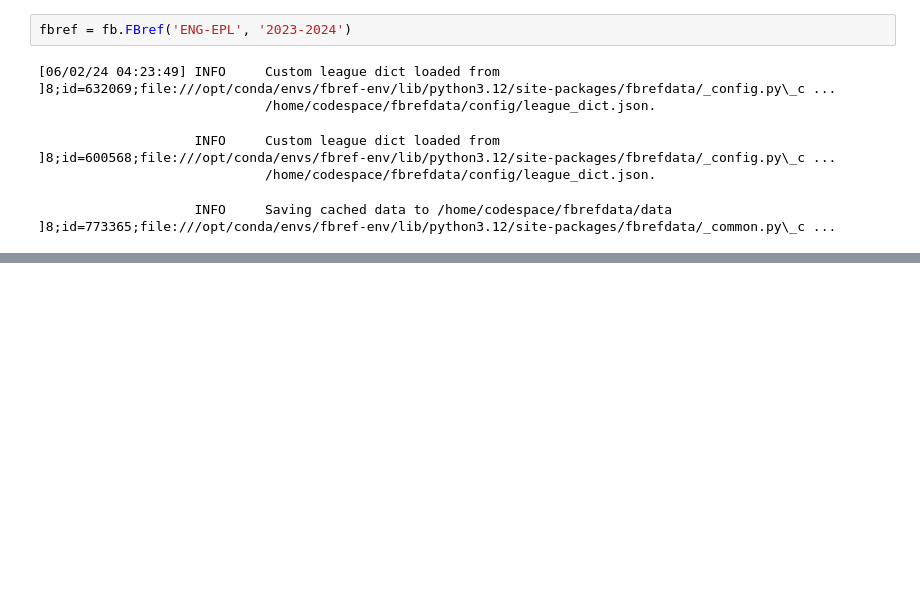
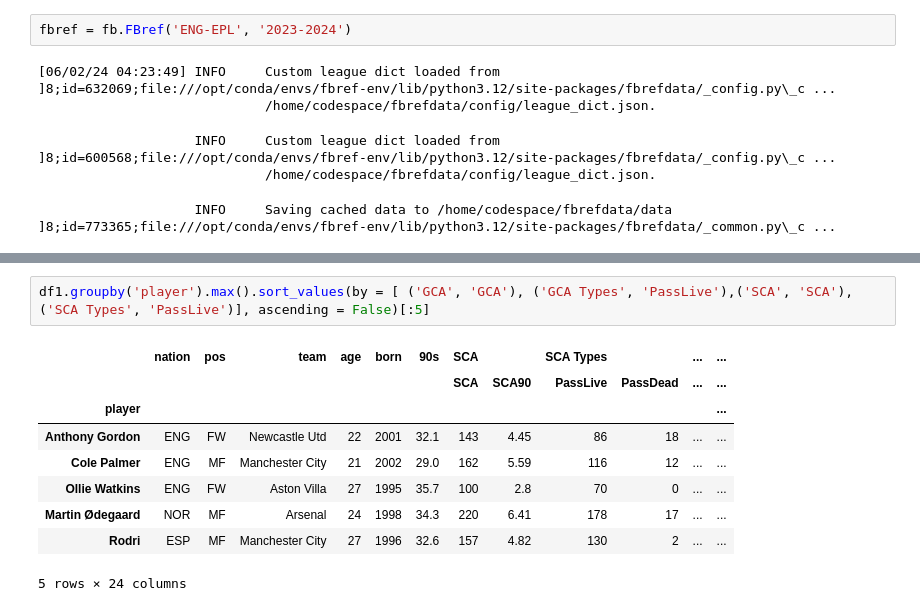
Before and after one commit to PTIT-D22KH/fbref-experimenting, a Jupyter notebook: fbref-players/epl/epl.ipynb, the cells around one changed output, grey strips where cells are left out. Drawn from its saved outputs; the diff is of its cells as text; blank space fills up the shorter version.

```diff
--- a/fbref-players/epl/epl.ipynb
+++ b/fbref-players/epl/epl.ipynb
@@ -21,0 +73,12 @@ fbref = fb.FBref('ENG-EPL', '2023-2024')
+# %%
+df1.groupby('player').max().sort_values(by = [ ('GCA', 'GCA'), ('GCA Types', 'PassLive'),('SCA', 'SCA'),  ('SCA Types', 'PassLive')], ascending = False)[:5]
+# %% [output]
+|  | nation | pos | team | age | born | 90s | SCA |  | SCA Types |  | ... | ... |
+|  |  |  |  |  |  |  | SCA | SCA90 | PassLive | PassDead | ... | ... |
+| player |  |  |  |  |  |  |  |  |  |  |  | ... |
+| Anthony Gordon | ENG | FW | Newcastle Utd | 22 | 2001 | 32.1 | 143 | 4.45 | 86 | 18 | ... | ... |
+| Cole Palmer | ENG | MF | Manchester City | 21 | 2002 | 29.0 | 162 | 5.59 | 116 | 12 | ... | ... |
+| Ollie Watkins | ENG | FW | Aston Villa | 27 | 1995 | 35.7 | 100 | 2.8 | 70 | 0 | ... | ... |
+| Martin Ødegaard | NOR | MF | Arsenal | 24 | 1998 | 34.3 | 220 | 6.41 | 178 | 17 | ... | ... |
+| Rodri | ESP | MF | Manchester City | 27 | 1996 | 32.6 | 157 | 4.82 | 130 | 2 | ... | ... |
+5 rows × 24 columns
```
Also changed, not shown: parts of 6 cells of this notebook.
